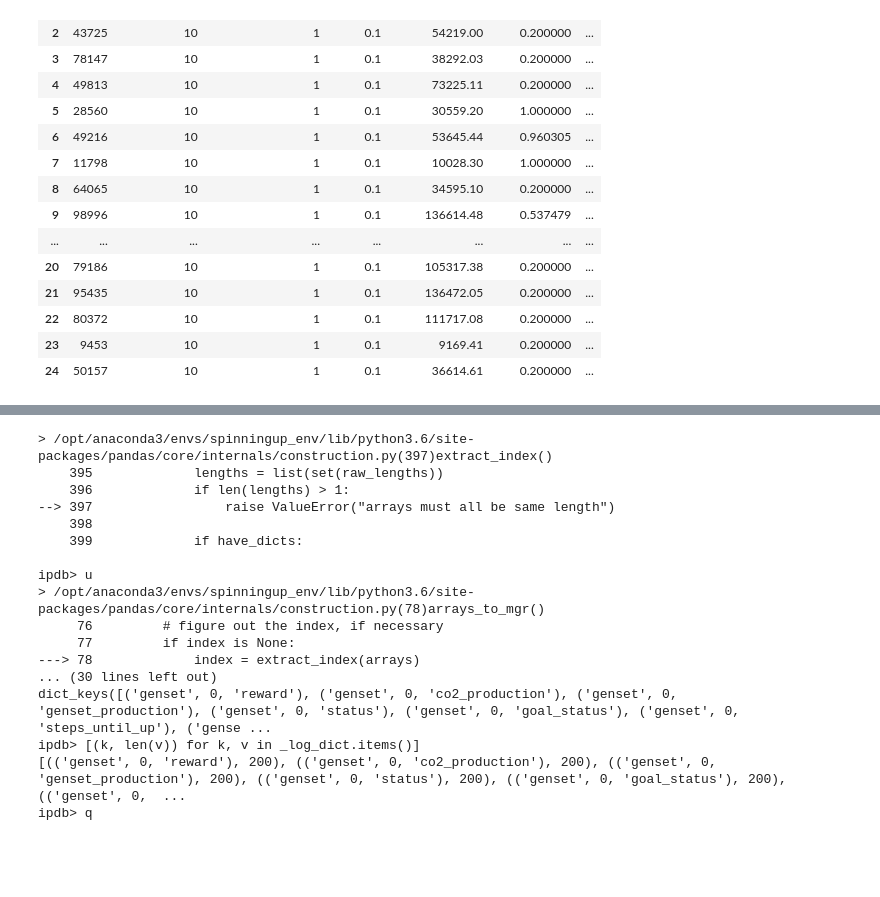
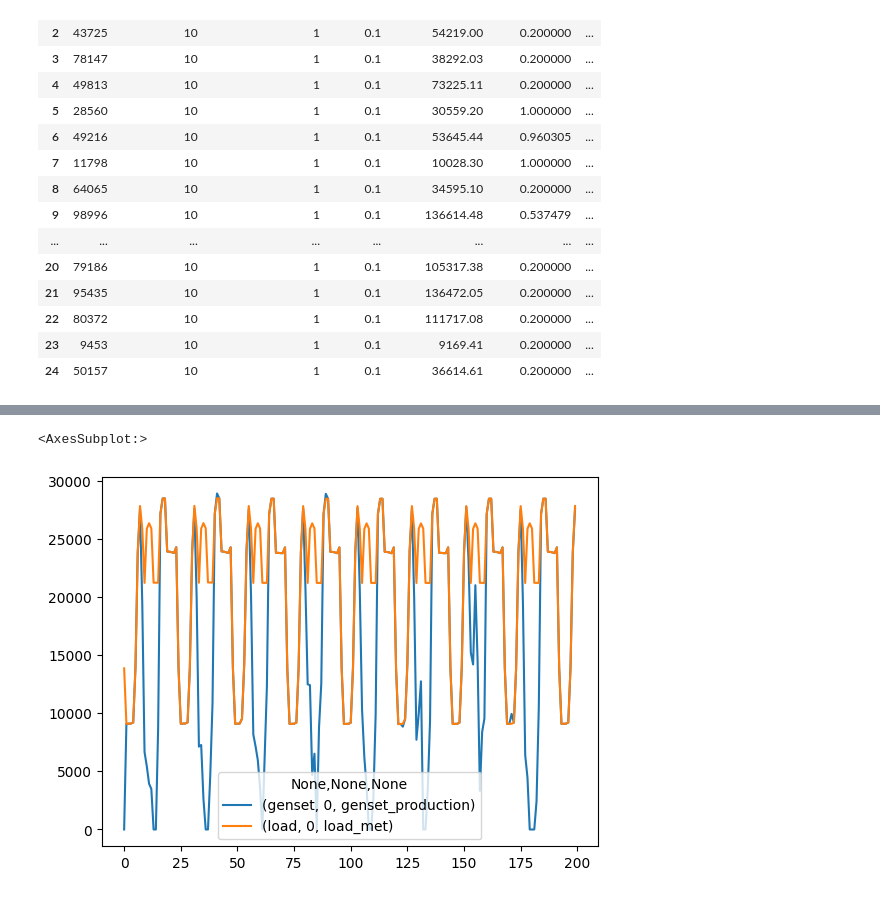
Before and after one commit to Total-RD/pymgrid, a Jupyter notebook: notebooks/modular_microgrid_demo.ipynb, the cells around one changed output, grey strips where cells are left out. Cells and saved outputs as stored; diff of their text form; code cells hidden in the pictures; blank space fills up the shorter version.

```diff
--- a/notebooks/modular_microgrid_demo.ipynb
+++ b/notebooks/modular_microgrid_demo.ipynb
@@ -216,20 +227,5 @@ ValueError: arrays must all be same length
 # %%
-%debug
+output.plot(y=[("genset", 0, "genset_production"), ("load", 0, "load_met")])
 # %% [output]
-> /opt/anaconda3/envs/spinningup_env/lib/python3.6/site-packages/pandas/core/internals/construction.py(397)extract_index()
-    395             lengths = list(set(raw_lengths))
-    396             if len(lengths) > 1:
---> 397                 raise ValueError("arrays must all be same length")
-    398
-    399             if have_dicts:
-
-ipdb> u
-> /opt/anaconda3/envs/spinningup_env/lib/python3.6/site-packages/pandas/core/internals/construction.py(78)arrays_to_mgr()
-     76         # figure out the index, if necessary
-     77         if index is None:
----> 78             index = extract_index(arrays)
-... (30 lines left out)
-dict_keys([('genset', 0, 'reward'), ('genset', 0, 'co2_production'), ('genset', 0, 'genset_production'), ('genset', 0, 'status'), ('genset', 0, 'goal_status'), ('genset', 0, 'steps_until_up'), ('gense ...
-ipdb> [(k, len(v)) for k, v in _log_dict.items()]
-[(('genset', 0, 'reward'), 200), (('genset', 0, 'co2_production'), 200), (('genset', 0, 'genset_production'), 200), (('genset', 0, 'status'), 200), (('genset', 0, 'goal_status'), 200), (('genset', 0,  ...
-ipdb> q
+<AxesSubplot:>
+[figure, added]
```
Also changed, not shown: parts of 20 cells of this notebook.
